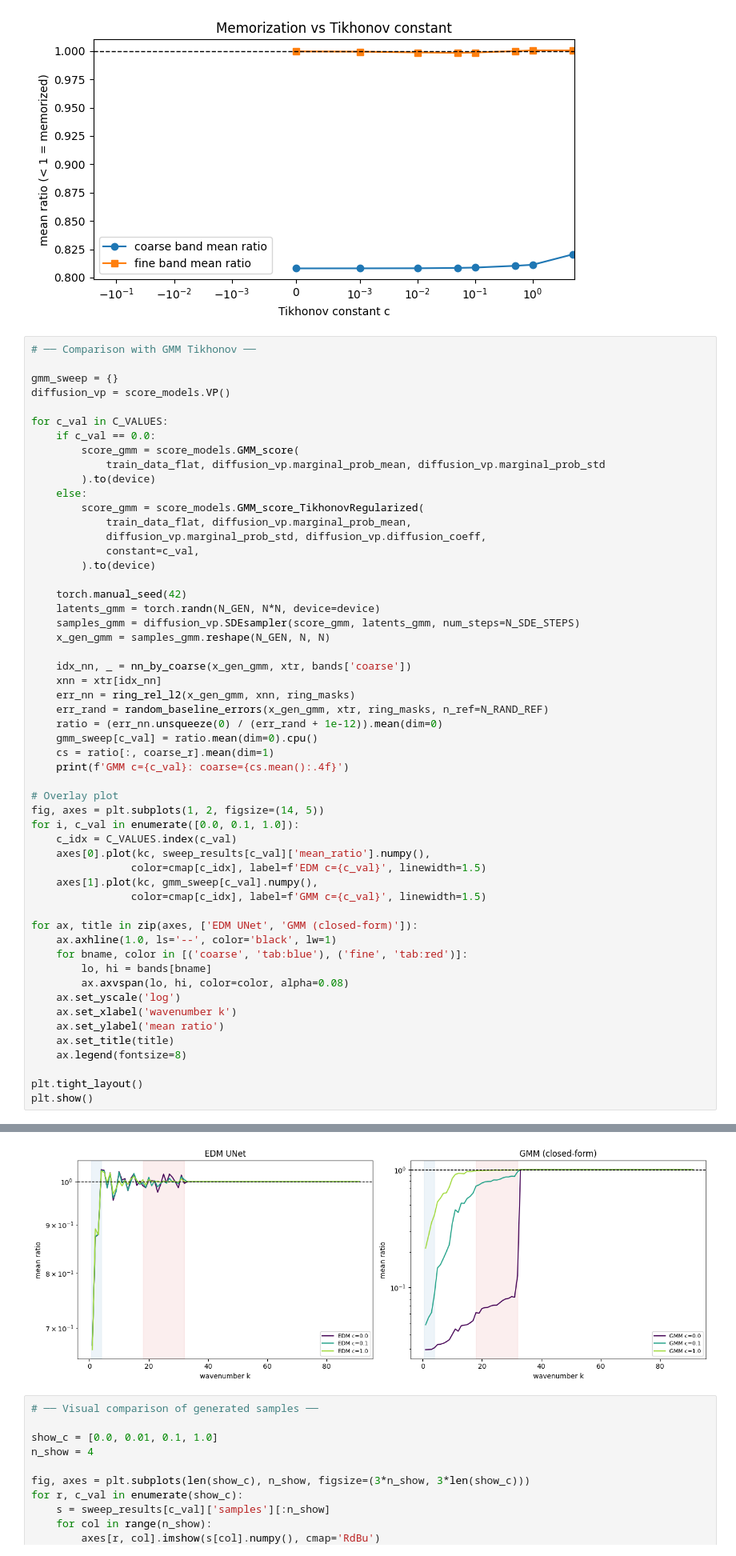
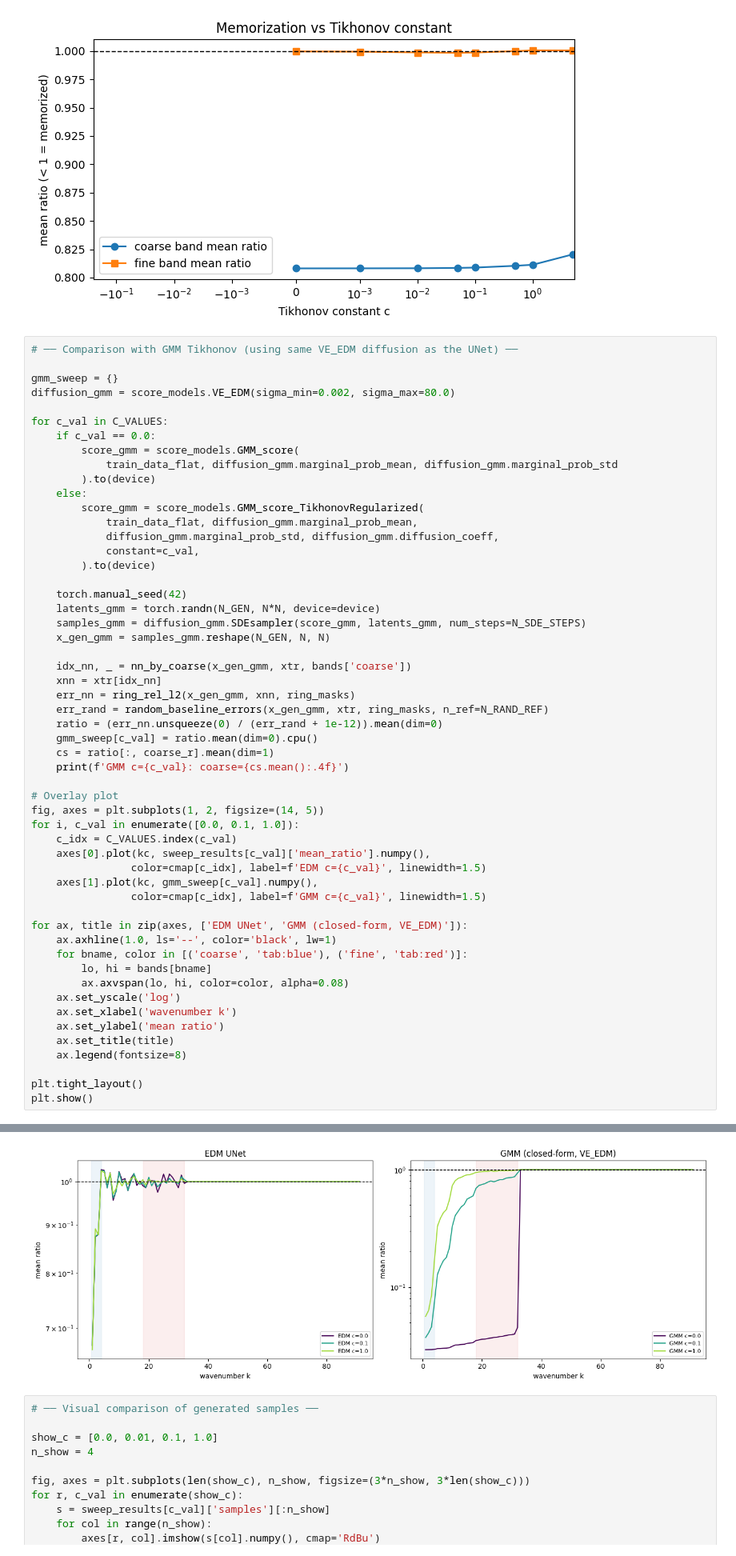
Before and after one commit to ishitta-iyer/research-diffusion, a Jupyter notebook: notebooks/multiscale/task2_edm_tikhonov_memorization.ipynb, the cells around one changed output, grey strips where cells are left out. Shown at 80% size. Cells and saved outputs as stored; diff of their text form.

Commit message:
EDM + UNet

```diff
--- a/notebooks/multiscale/task2_edm_tikhonov_memorization.ipynb
+++ b/notebooks/multiscale/task2_edm_tikhonov_memorization.ipynb
@@ -368,26 +488,26 @@ plt.show()
 # %% [output]
 [figure]
 # %%
-# ── Comparison with GMM Tikhonov ──
+# ── Comparison with GMM Tikhonov (using same VE_EDM diffusion as the UNet) ──
 
 gmm_sweep = {}
-diffusion_vp = score_models.VP()
+diffusion_gmm = score_models.VE_EDM(sigma_min=0.002, sigma_max=80.0)
 
 for c_val in C_VALUES:
     if c_val == 0.0:
         score_gmm = score_models.GMM_score(
-            train_data_flat, diffusion_vp.marginal_prob_mean, diffusion_vp.marginal_prob_std
+            train_data_flat, diffusion_gmm.marginal_prob_mean, diffusion_gmm.marginal_prob_std
         ).to(device)
     else:
         score_gmm = score_models.GMM_score_TikhonovRegularized(
-            train_data_flat, diffusion_vp.marginal_prob_mean,
-            diffusion_vp.marginal_prob_std, diffusion_vp.diffusion_coeff,
+            train_data_flat, diffusion_gmm.marginal_prob_mean,
+            diffusion_gmm.marginal_prob_std, diffusion_gmm.diffusion_coeff,
             constant=c_val,
         ).to(device)
 
     torch.manual_seed(42)
     latents_gmm = torch.randn(N_GEN, N*N, device=device)
-    samples_gmm = diffusion_vp.SDEsampler(score_gmm, latents_gmm, num_steps=N_SDE_STEPS)
+    samples_gmm = diffusion_gmm.SDEsampler(score_gmm, latents_gmm, num_steps=N_SDE_STEPS)
     x_gen_gmm = samples_gmm.reshape(N_GEN, N, N)
 
     idx_nn, _ = nn_by_coarse(x_gen_gmm, xtr, bands['coarse'])
@@ -408,7 +528,7 @@ for i, c_val in enumerate([0.0, 0.1, 1.0]):
     axes[1].plot(kc, gmm_sweep[c_val].numpy(),
                 color=cmap[c_idx], label=f'GMM c={c_val}', linewidth=1.5)
 
-for ax, title in zip(axes, ['EDM UNet', 'GMM (closed-form)']):
+for ax, title in zip(axes, ['EDM UNet', 'GMM (closed-form, VE_EDM)']):
     ax.axhline(1.0, ls='--', color='black', lw=1)
     for bname, color in [('coarse', 'tab:blue'), ('fine', 'tab:red')]:
         lo, hi = bands[bname]
@@ -433,4 +553,4 @@ GMM c=5.0: coarse=0.6168
-[figure, old version]
+[figure, new version]
 # %%
 # ── Visual comparison of generated samples ──
 
```
Also changed, not shown: parts of 8 cells of this notebook, 1 other file.
